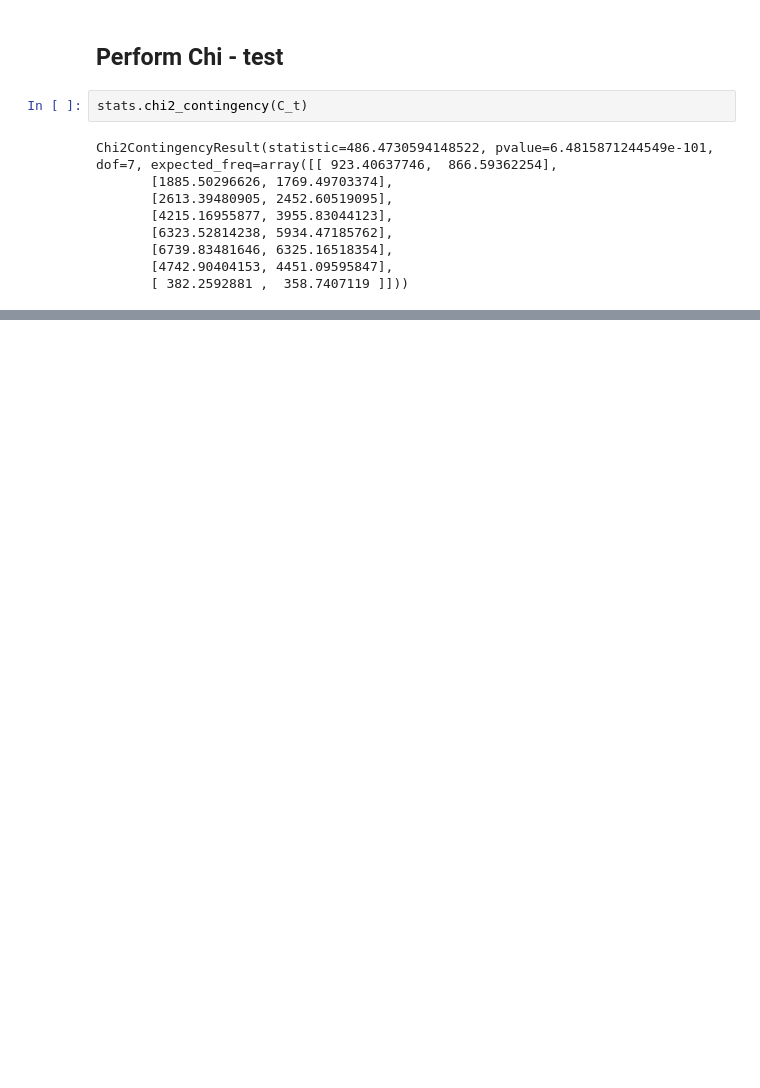
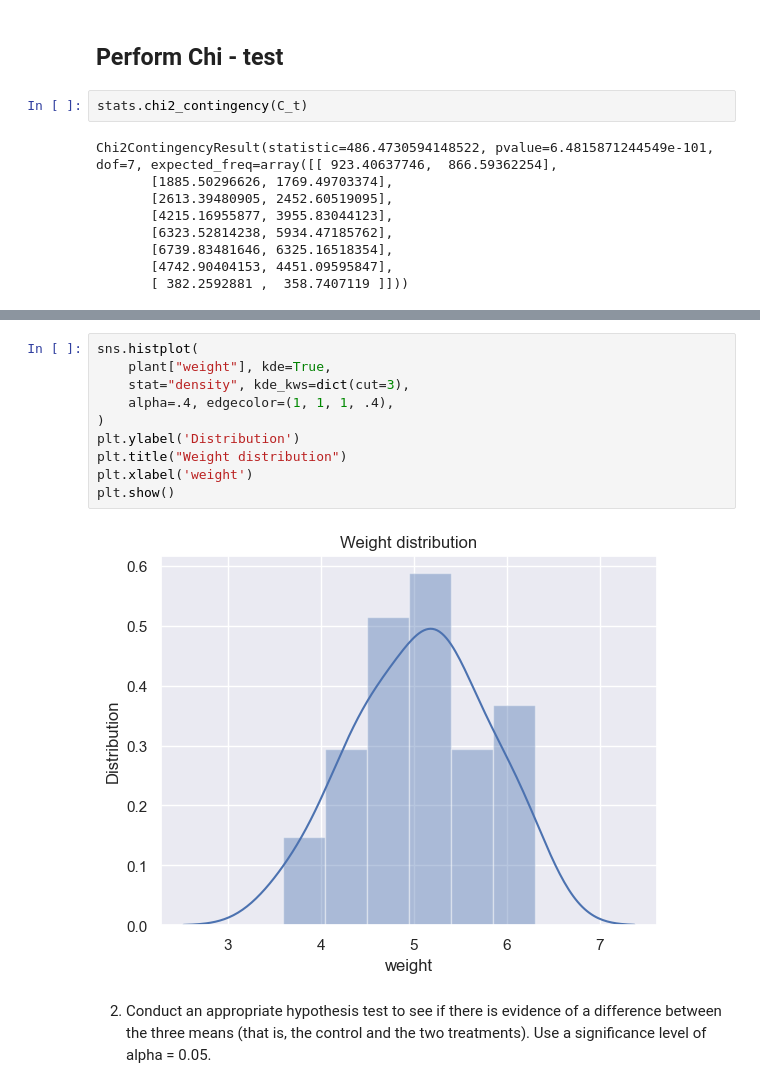
Before and after one commit to Ayomide-ola/Statistics_for_DA, a Jupyter notebook: CA_2/Hypotesis_testing_CA2.ipynb, the cells around one changed output, grey strips where cells are left out. Cells and saved outputs as stored; diff of their text form; blank space fills up the shorter version.

```diff
--- a/CA_2/Hypotesis_testing_CA2.ipynb
+++ b/CA_2/Hypotesis_testing_CA2.ipynb
@@ -472,0 +589,16 @@ There might be an association between clarity and colorlessness.
+# %%
+sns.histplot(
+    plant["weight"], kde=True,
+    stat="density", kde_kws=dict(cut=3),
+    alpha=.4, edgecolor=(1, 1, 1, .4),
+)
+plt.ylabel('Distribution')
+plt.title("Weight distribution")
+plt.xlabel('weight')
+plt.show()
+# %% [output]
+[figure, added]
+# %% [markdown]
+2. Conduct an appropriate hypothesis test to see if there is evidence of a difference between
+the three means (that is, the control and the two treatments). Use a significance level of
+alpha = 0.05.
```
Also changed, not shown: parts of 25 cells of this notebook.
